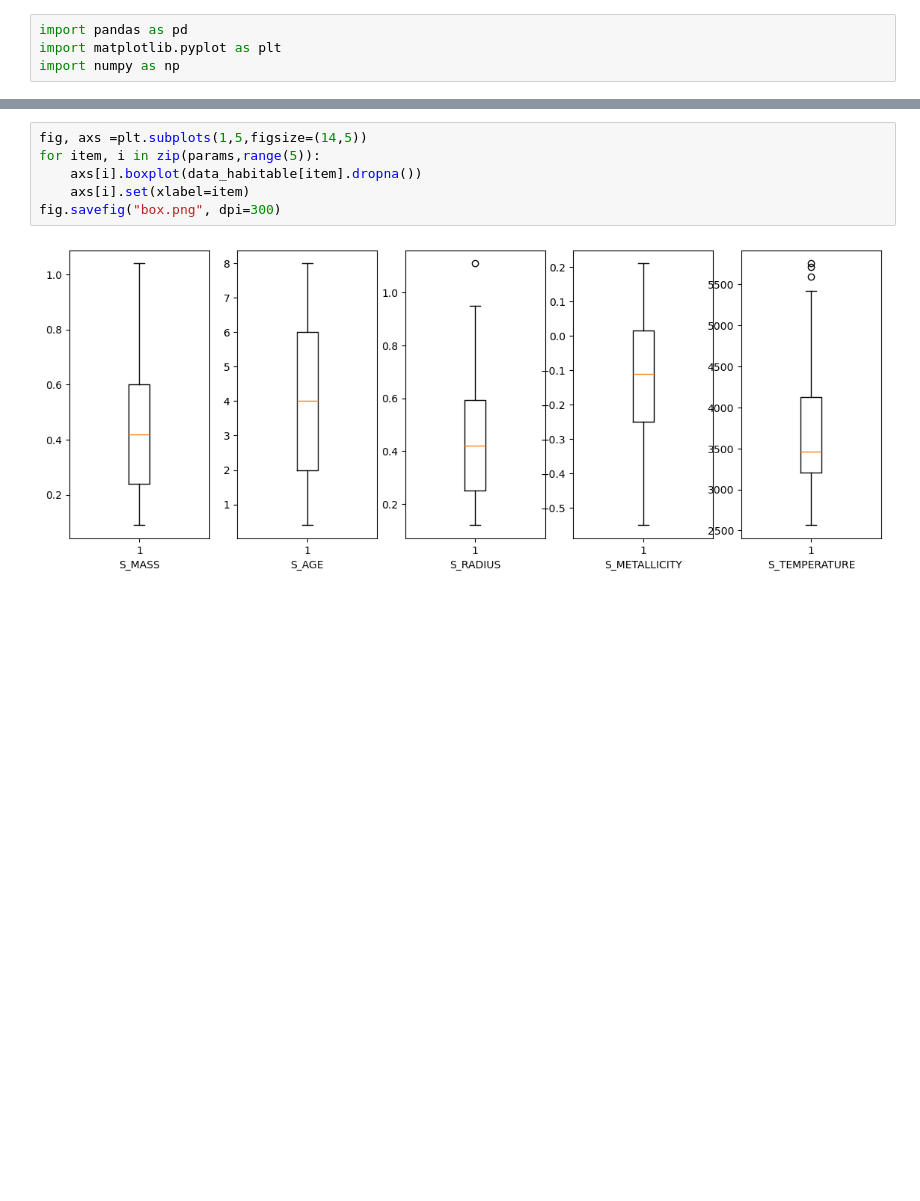
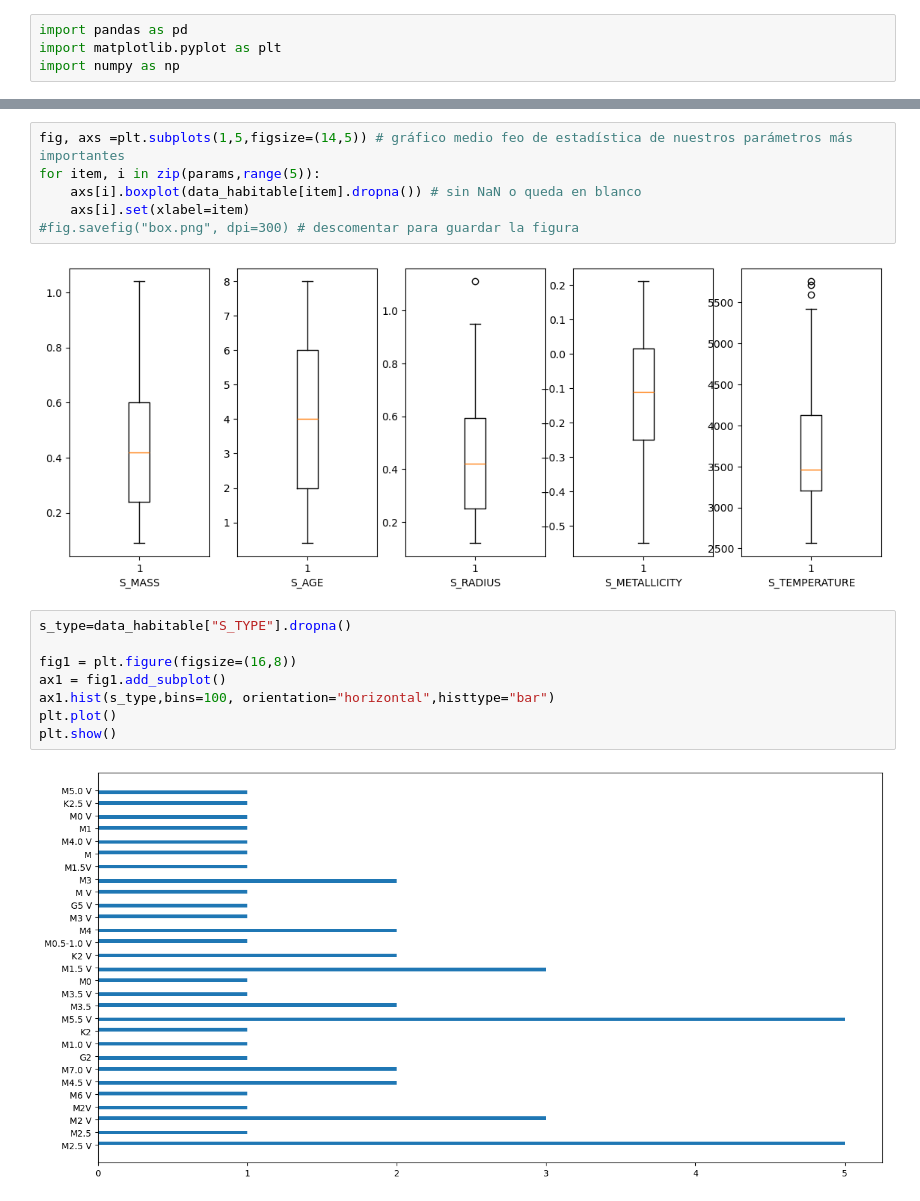
Before and after one commit to sphxisnot/Big-Data-2026, a Jupyter notebook: Hackaton_planetas_grupo_3.ipynb, the cells around one changed output, grey strips where cells are left out. Drawn from its saved outputs; the diff is of its cells as text; blank space fills up the shorter version.

Commit message:
Updated some of the code, added a plot and comments.

```diff
--- a/Hackaton_planetas_grupo_3.ipynb
+++ b/Hackaton_planetas_grupo_3.ipynb
@@ -66,10 +51,20 @@ data_habitable.iloc[[4,6,1]]
 | 664 | GJ 433 d | M2V | 9.06456 | 3461.0 | 0.48 | 0.47 | -0.17 | NaN | -1.475 | ... |
 | 480 | TOI-700 e | M2.5 V | 31.12650 | 3459.0 | 0.42 | 0.42 | -0.07 | 1.5 | -1.640 | ... |
 # %%
-fig, axs =plt.subplots(1,5,figsize=(14,5))
+fig, axs =plt.subplots(1,5,figsize=(14,5)) # gráfico medio feo de estadística de nuestros parámetros más importantes
 for item, i in zip(params,range(5)):
-    axs[i].boxplot(data_habitable[item].dropna())
+    axs[i].boxplot(data_habitable[item].dropna()) # sin NaN o queda en blanco
     axs[i].set(xlabel=item)
-fig.savefig("box.png", dpi=300)
+#fig.savefig("box.png", dpi=300) # descomentar para guardar la figura
 # %% [output]
 [figure]
+# %%
+s_type=data_habitable["S_TYPE"].dropna()
+
+fig1 = plt.figure(figsize=(16,8))
+ax1 = fig1.add_subplot()
+ax1.hist(s_type,bins=100, orientation="horizontal",histtype="bar")
+plt.plot()
+plt.show()
+# %% [output]
+[figure, added]
```
Also changed, not shown: parts of 9 cells of this notebook.
